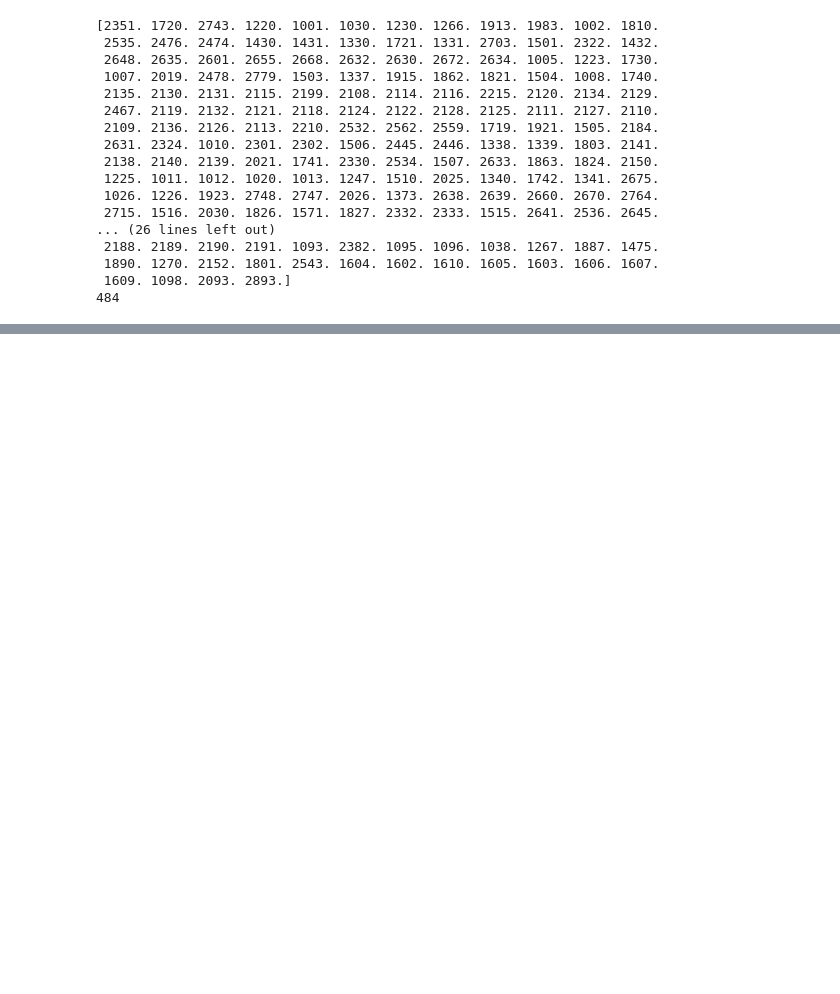
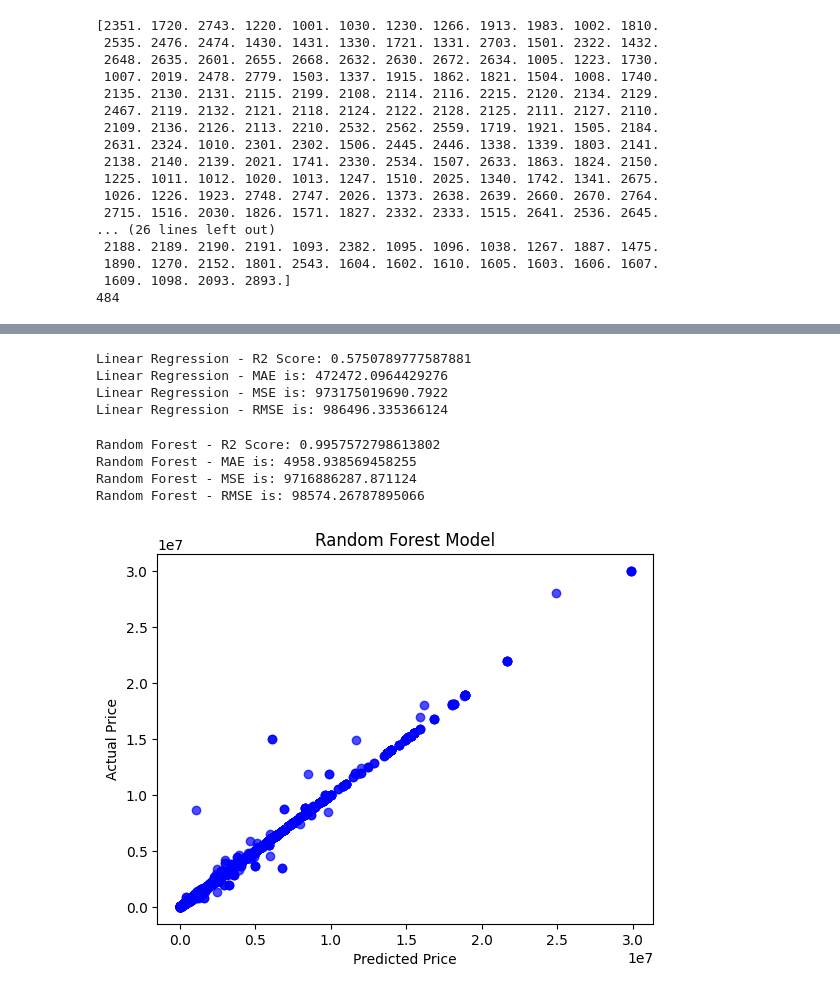
Before and after one commit to leoPuerto01/CS539-project, a Jupyter notebook: CS_539_Project.ipynb, the cells around one changed output, grey strips where cells are left out. Drawn from its saved outputs; the diff is of its cells as text; code cells hidden in the pictures; blank space fills up the shorter version.

```diff
--- a/CS_539_Project.ipynb
+++ b/CS_539_Project.ipynb
@@ -2626,0 +2579,4 @@ Drive already mounted at /content/drive; to attempt to forcibly remount, call dr
+# %%
+# load the datasets into dataframe
+import pandas as pd
+data = pd.read_csv('ma_final_dataset.csv')
@@ -2626,0 +2637,59 @@ Drive already mounted at /content/drive; to attempt to forcibly remount, call dr
+# %%
+# Please feel free to use this code to obtain r2, MAE, MSE, RMSE
+# Lingji
+# check the model performance/ accuracy using Mean Squared Error(MSE) and sklearn.metrics
+from sklearn.metrics import mean_squared_error, mean_absolute_error
+from math import sqrt
+from sklearn.metrics import r2_score
+r2 = r2_score(y_test, predictions)
+print('Linear Regression - R2 Score:', r2)
+print ('Linear Regression - MAE is:', mean_absolute_error(y_test, predictions))
+print ('Linear Regression - MSE is:', mean_squared_error(y_test, predictions))
+print ('Linear Regression - RMSE is:', sqrt(mean_squared_error(y_test, predictions)))
+# %% [output]
+Linear Regression - R2 Score: 0.5750789777587881
+Linear Regression - MAE is: 472472.0964429276
+Linear Regression - MSE is: 973175019690.7922
+Linear Regression - RMSE is: 986496.335366124
+# %%
+# Leo
+# Random Forest Module
+from sklearn.ensemble import RandomForestRegressor
+
+# Split the data into 67% training and 33% testing data
+# X = data.drop(['price'], axis = 1)
+# y = data['price']
+
+# kept it consistent as Lingji
+X_train, X_test, y_train, y_test = train_test_split(X_data, y_data, test_size=0.33, random_state=42)
+
+# Create a Random Forest regressor
+# n_estimators=100 means that the Random Forest will consist of 100 decision trees.
+# By setting random_state=42, I am ensuring that the random number generator is initialized with the same seed every time you run the code.
+# This helps in obtaining consistent results when you execute the Random Forest algorithm.
+random_forest = RandomForestRegressor(n_estimators=100, random_state=42)
+
+# Train the Random Forest model
+random_forest.fit(X_train, y_train)
+
+# Make predictions on the testing set
+predictions = random_forest.predict(X_test)
+
+# Plotting Random forest model
+plt.scatter(predictions, y_test, alpha = 0.7, color = 'b') # alpha helps to show overlapping data
+plt.xlabel('Predicted Price')
+plt.ylabel('Actual Price')
+plt.title('Random Forest Model')
+
+# Evaluate the model using R2 score
+r2 = r2_score(y_test, predictions)
+print('Random Forest - R2 Score:', r2)
+print('Random Forest - MAE is:', mean_absolute_error(y_test, predictions))
+print('Random Forest - MSE is:', mean_squared_error(y_test, predictions))
+print('Random Forest - RMSE is:', sqrt(mean_squared_error(y_test, predictions)))
+# %% [output]
+Random Forest - R2 Score: 0.9957572798613802
+Random Forest - MAE is: 4958.938569458255
+Random Forest - MSE is: 9716886287.871124
+Random Forest - RMSE is: 98574.26787895066
+[figure, added]
```
Also changed, not shown: parts of 17 cells of this notebook.
